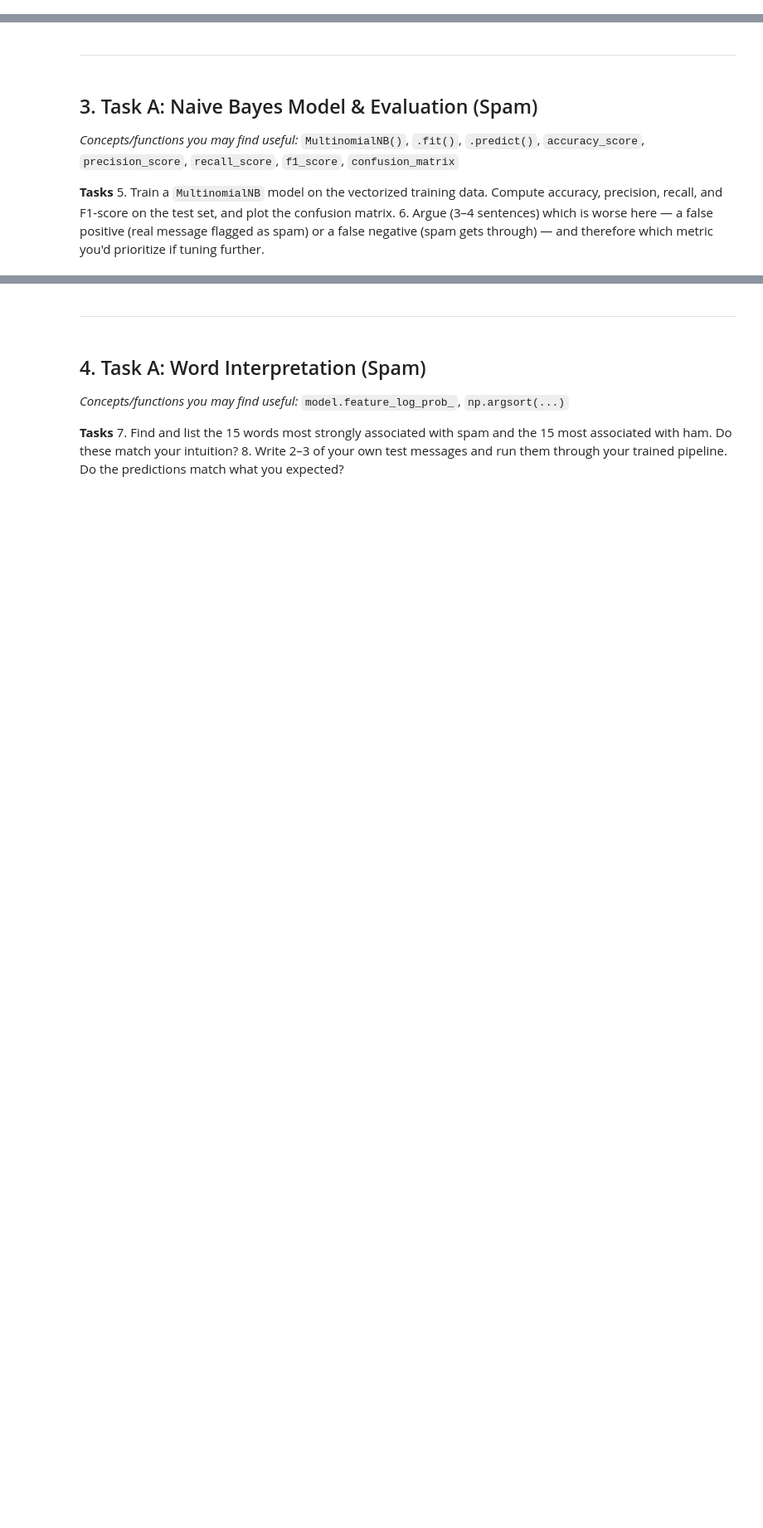
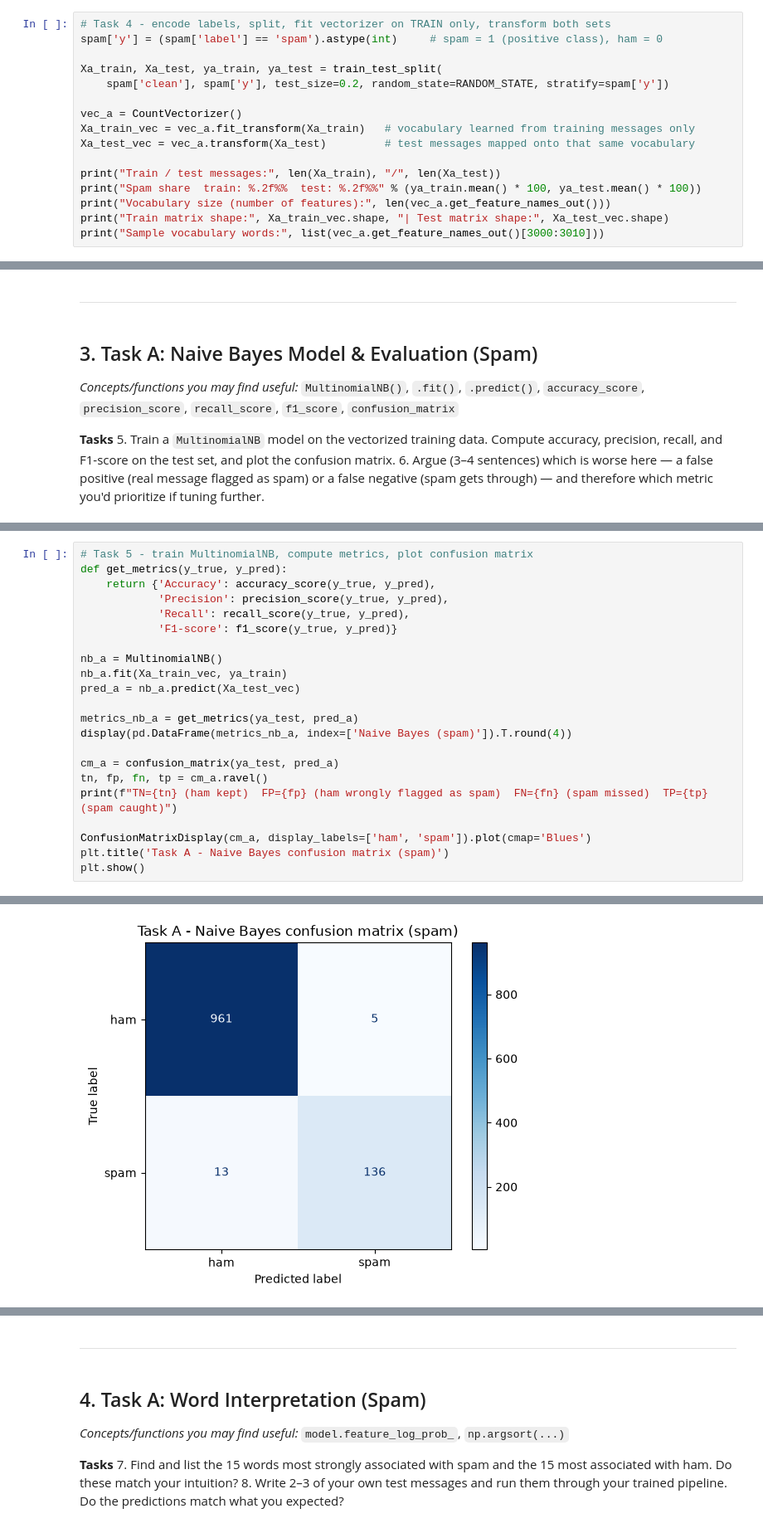
Before and after one commit to smaharx/ml-forge, a Jupyter notebook: Week7/lab7_023-24-0282.ipynb, the cells around one changed output, grey strips where cells are left out. Shown at 83% size. Drawn from its saved outputs; the diff is of its cells as text; blank space fills up the shorter version.

Commit message:
finalized lab 7 with each data source

```diff
--- a/Week7/lab7_023-24-0282.ipynb
+++ b/Week7/lab7_023-24-0282.ipynb
@@ -85,0 +169,16 @@ _(your answer here)_
+# %%
+# Task 4 - encode labels, split, fit vectorizer on TRAIN only, transform both sets
+spam['y'] = (spam['label'] == 'spam').astype(int)     # spam = 1 (positive class), ham = 0
+
+Xa_train, Xa_test, ya_train, ya_test = train_test_split(
+    spam['clean'], spam['y'], test_size=0.2, random_state=RANDOM_STATE, stratify=spam['y'])
+
+vec_a = CountVectorizer()
+Xa_train_vec = vec_a.fit_transform(Xa_train)   # vocabulary learned from training messages only
+Xa_test_vec = vec_a.transform(Xa_test)         # test messages mapped onto that same vocabulary
+
+print("Train / test messages:", len(Xa_train), "/", len(Xa_test))
+print("Spam share  train: %.2f%%  test: %.2f%%" % (ya_train.mean() * 100, ya_test.mean() * 100))
+print("Vocabulary size (number of features):", len(vec_a.get_feature_names_out()))
+print("Train matrix shape:", Xa_train_vec.shape, "| Test matrix shape:", Xa_test_vec.shape)
+print("Sample vocabulary words:", list(vec_a.get_feature_names_out()[3000:3010]))
@@ -109,0 +208,23 @@ _(your answer here)_
+# %%
+# Task 5 - train MultinomialNB, compute metrics, plot confusion matrix
+def get_metrics(y_true, y_pred):
+    return {'Accuracy': accuracy_score(y_true, y_pred),
+            'Precision': precision_score(y_true, y_pred),
+            'Recall': recall_score(y_true, y_pred),
+            'F1-score': f1_score(y_true, y_pred)}
+
+nb_a = MultinomialNB()
+nb_a.fit(Xa_train_vec, ya_train)
+pred_a = nb_a.predict(Xa_test_vec)
+
+metrics_nb_a = get_metrics(ya_test, pred_a)
+display(pd.DataFrame(metrics_nb_a, index=['Naive Bayes (spam)']).T.round(4))
+
+cm_a = confusion_matrix(ya_test, pred_a)
+tn, fp, fn, tp = cm_a.ravel()
+print(f"TN={tn} (ham kept)  FP={fp} (ham wrongly flagged as spam)  FN={fn} (spam missed)  TP={tp} (spam caught)")
+
+ConfusionMatrixDisplay(cm_a, display_labels=['ham', 'spam']).plot(cmap='Blues')
+plt.title('Task A - Naive Bayes confusion matrix (spam)')
+plt.show()
+# %% [output]
@@ -109,0 +237 @@ _(your answer here)_
+[figure, added]
```
Also changed, not shown: parts of 50 cells of this notebook, 2 other files.
